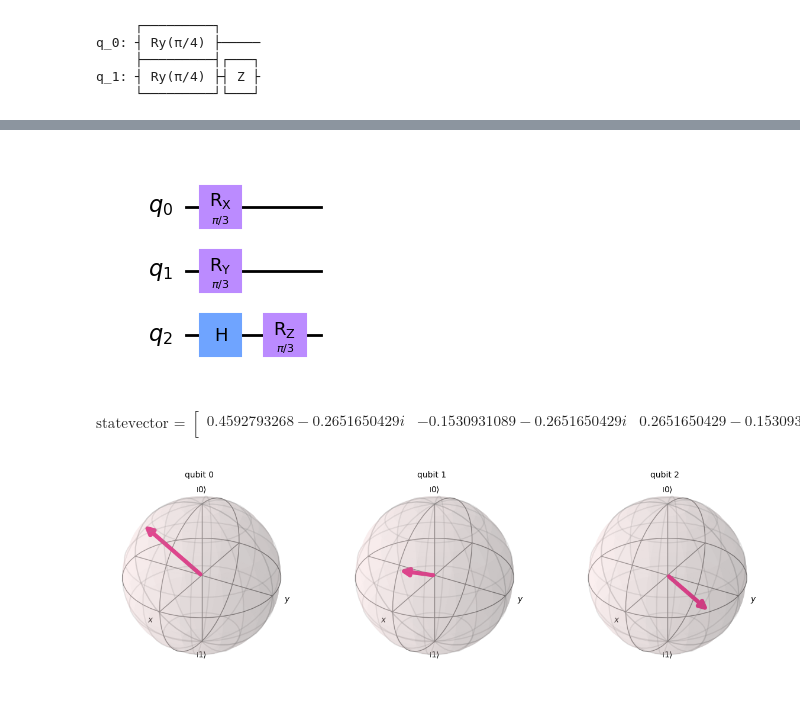
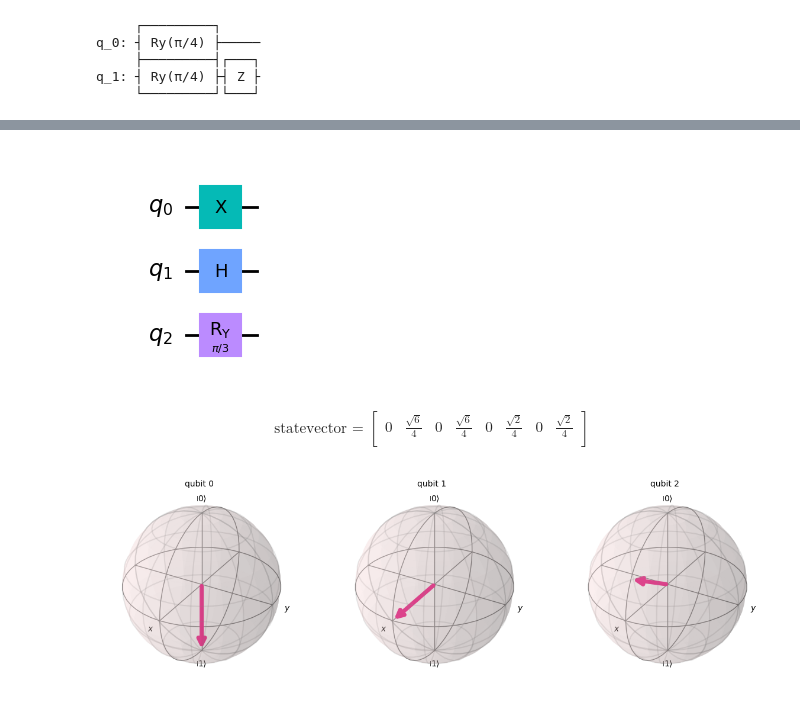
Before and after one commit to yellomello/Qiskit_Basics, a Jupyter notebook: qiskit_basics_S,sdag,T,tdag.ipynb, the cells around one changed output, grey strips where cells are left out. Cells and saved outputs as stored; diff of their text form; code cells hidden in the pictures.

```diff
--- a/qiskit_basics_S,sdag,T,tdag.ipynb
+++ b/qiskit_basics_S,sdag,T,tdag.ipynb
@@ -88,21 +88,28 @@ ValueError: ignored
 # %%
 #Hadamard Gates
 circuit = QuantumCircuit(3)
 # circuit.x(0)
 # circuit.h([0,1,2])
 # circuit.s(1)
 # circuit.sdg(1)
 # circuit.s(1)
 # circuit.s(1)
 # circuit.h(1)
 
-circuit.rx(pi/3,0)
-circuit.ry(pi/3,1)
-circuit.h(2)
-circuit.rz(pi/3,2)
+circuit.x(0)
+circuit.h(1)
+# circuit.h(2)
+# circuit.x(2)
+
+
+circuit.ry(val,2)
+# circuit.rz(val,[0,2])
+# circuit.r(val,)
+# circuit.h(2)
+# circuit.rz(pi/3,2)
 circuit.draw(output='mpl')
 # %% [output]
-[figure, old version]
+[figure, new version]
 # %%
 simulator = Aer.get_backend('statevector_simulator')
 result = execute(circuit, backend= simulator ).result()
@@ -113,11 +120,11 @@ array_to_latex(statevector, prefix = '\\text{statevector = } \n')
 $$
 \text{statevector = }
 \begin{bmatrix}
-0.4592793268 - 0.2651650429 i & -0.1530931089 - 0.2651650429 i & 0.2651650429 - 0.1530931089 i & -0.0883883476 - 0.1530931089 i & 0.4592793268 + 0.2651650429 i & 0.1530931089 - 0.2651650429 i & 0.2651650429 + 0.1530931089 i & 0.0883883476 - 0.1530931089 i  \\
+0 & \frac{\sqrt{6}}{4} & 0 & \frac{\sqrt{6}}{4} & 0 & \frac{\sqrt{2}}{4} & 0 & \frac{\sqrt{2}}{4}  \\
  \end{bmatrix}
 $$
 # %%
 plot_bloch_multivector(statevector)
 # %% [output]
-[figure, old version]
+[figure, new version]
 # %%
```
Also changed, not shown: parts of 4 cells of this notebook.
